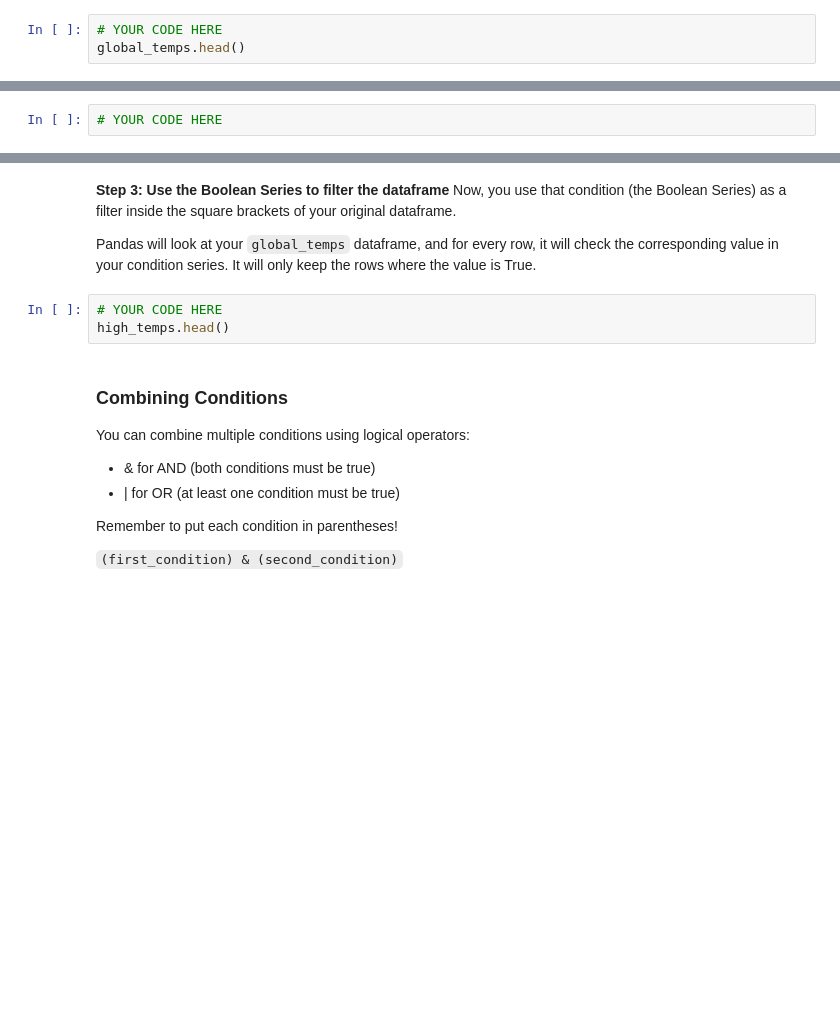
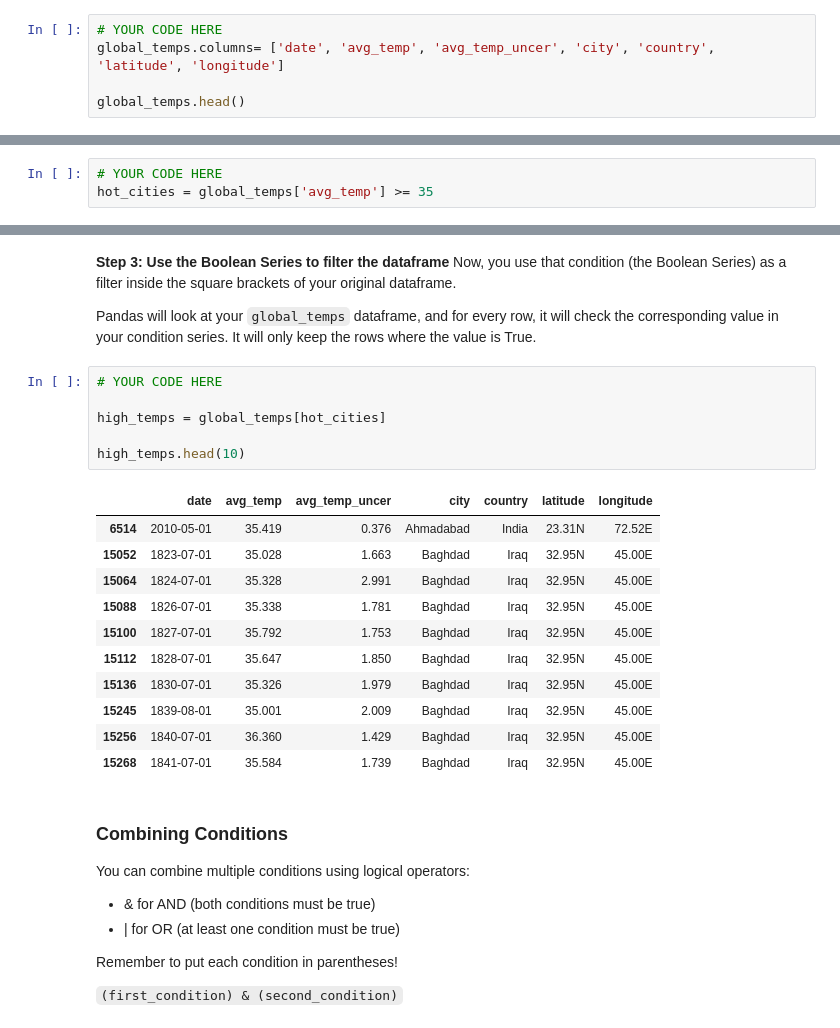
Before and after one commit to somavaray21/RN_Flatlist_student_L8-9, a Jupyter notebook: 2_Exploring_Wrangling.ipynb, the cells around one changed output, grey strips where cells are left out. Saved outputs shown, nothing was run; the diff lists cells and outputs as text; blank space fills up the shorter version.

```diff
--- a/2_Exploring_Wrangling.ipynb
+++ b/2_Exploring_Wrangling.ipynb
@@ -189,4 +194,6 @@ This attribute returns a list of all the column names in your dataframe.
 Sometimes the original column names are confusing. You can change them by setting a list of new column names to `data.columns`
 # %%
 # YOUR CODE HERE
+global_temps.columns= ['date', 'avg_temp', 'avg_temp_uncer', 'city', 'country', 'latitude', 'longitude']
+
 global_temps.head()
@@ -218,6 +256,7 @@ This is one of the most powerful features of Pandas: selecting rows based on whe
 Let's ask a question: "Which cities have experienced very hot average temperature for a specific month?" Let's say 35&deg;C (95&deg;F) is "very hot".
 # %%
 # YOUR CODE HERE
+hot_cities = global_temps['avg_temp'] >= 35
 # %% [markdown]
 **Step 2: Generate the Boolean Series**
 
@@ -231,7 +283,22 @@ Now, you use that condition (the Boolean Series) as a filter inside the square b
 Pandas will look at your `global_temps` dataframe, and for every row, it will check the corresponding value in your condition series. It will only keep the rows where the value is True.
 # %%
 # YOUR CODE HERE
-high_temps.head()
+
+high_temps = global_temps[hot_cities]
+
+high_temps.head(10)
+# %% [output]
+|  | date | avg_temp | avg_temp_uncer | city | country | latitude | longitude |
+| 6514 | 2010-05-01 | 35.419 | 0.376 | Ahmadabad | India | 23.31N | 72.52E |
+| 15052 | 1823-07-01 | 35.028 | 1.663 | Baghdad | Iraq | 32.95N | 45.00E |
+| 15064 | 1824-07-01 | 35.328 | 2.991 | Baghdad | Iraq | 32.95N | 45.00E |
+| 15088 | 1826-07-01 | 35.338 | 1.781 | Baghdad | Iraq | 32.95N | 45.00E |
+| 15100 | 1827-07-01 | 35.792 | 1.753 | Baghdad | Iraq | 32.95N | 45.00E |
+| 15112 | 1828-07-01 | 35.647 | 1.850 | Baghdad | Iraq | 32.95N | 45.00E |
+| 15136 | 1830-07-01 | 35.326 | 1.979 | Baghdad | Iraq | 32.95N | 45.00E |
+| 15245 | 1839-08-01 | 35.001 | 2.009 | Baghdad | Iraq | 32.95N | 45.00E |
+| 15256 | 1840-07-01 | 36.360 | 1.429 | Baghdad | Iraq | 32.95N | 45.00E |
+| 15268 | 1841-07-01 | 35.584 | 1.739 | Baghdad | Iraq | 32.95N | 45.00E |
 # %% [markdown]
 ### Combining Conditions
 
```
Also changed, not shown: parts of 15 cells of this notebook.
